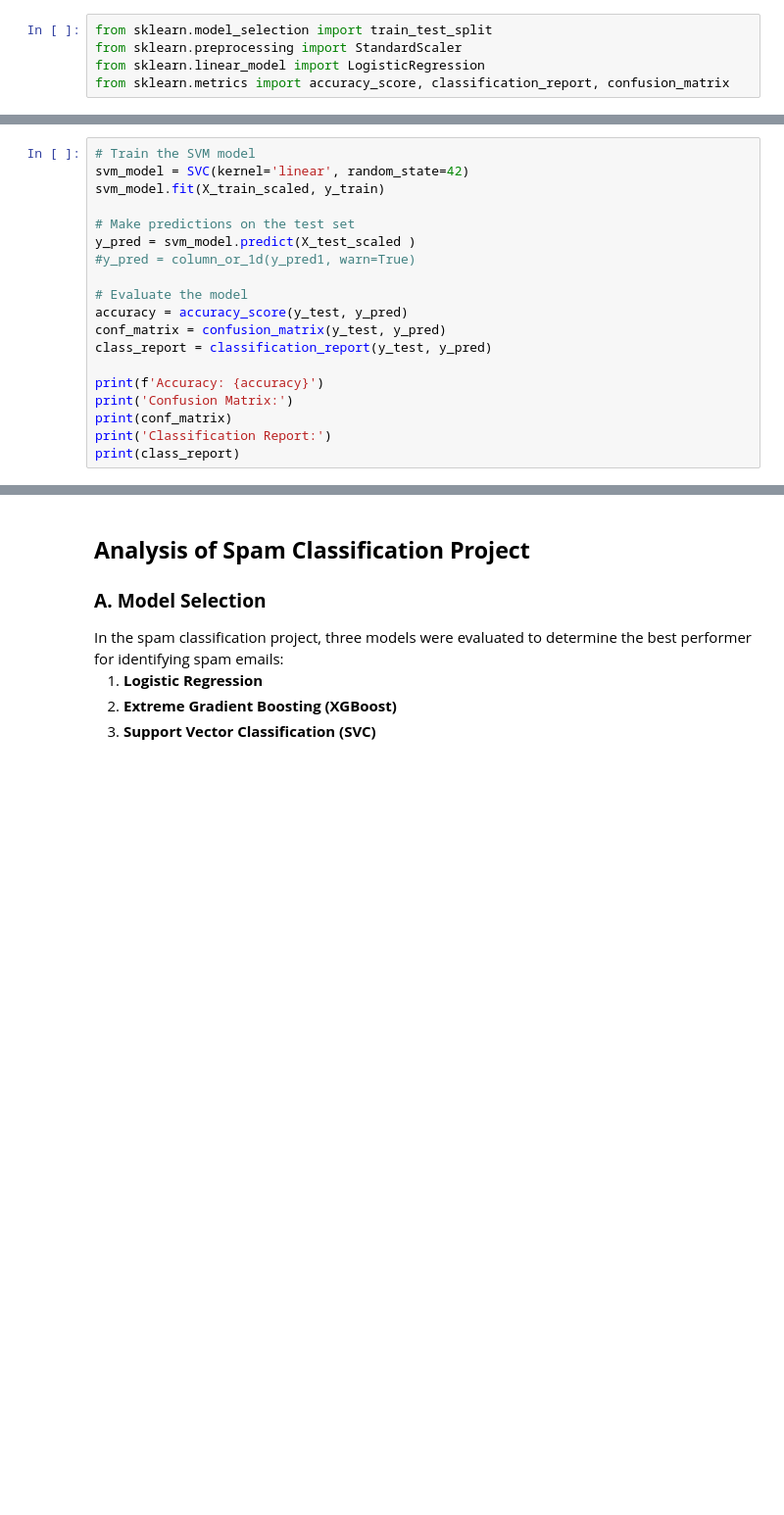
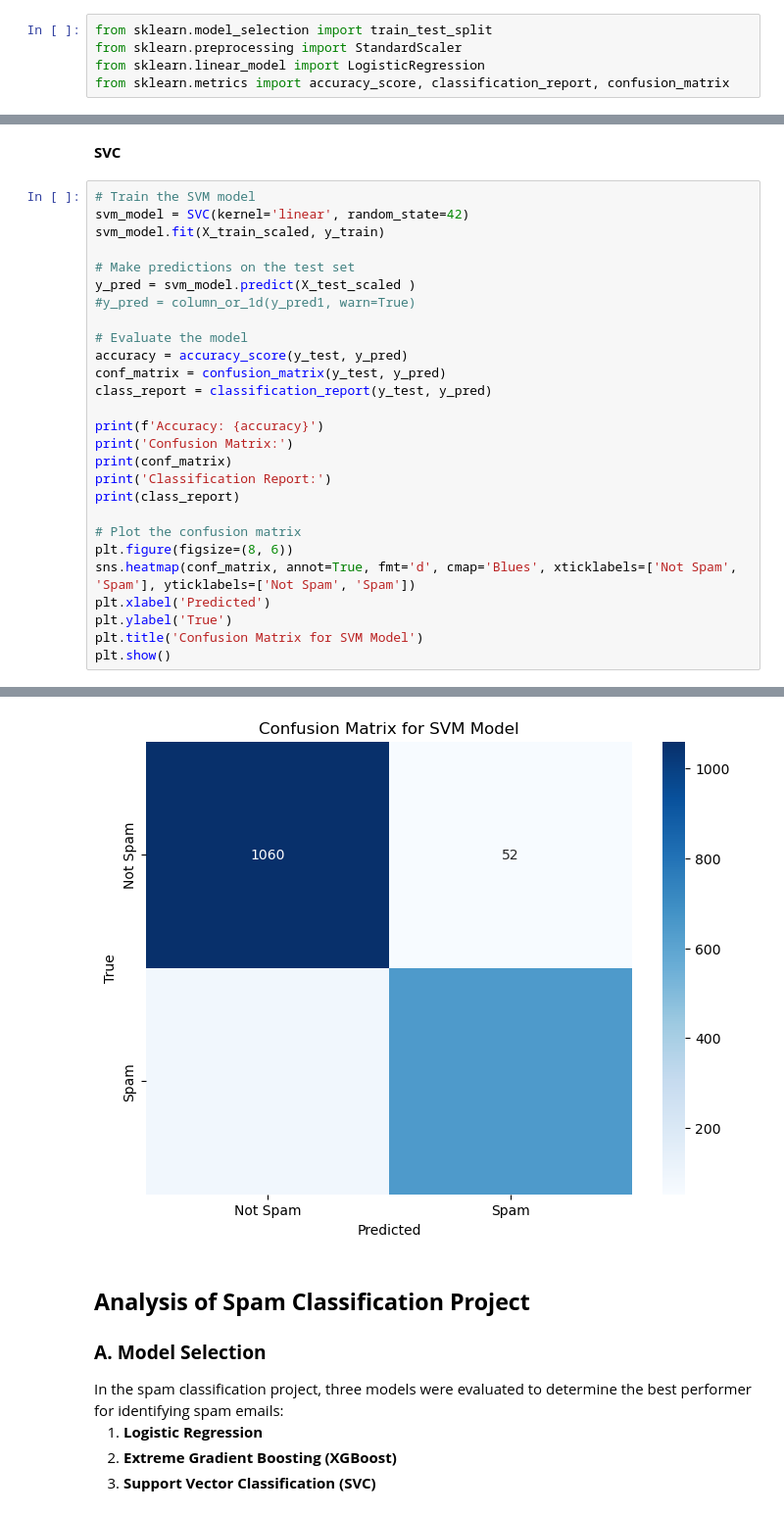
Before and after one commit to aditya-sourabh/USD_AAI, a Jupyter notebook: Final-Project-Report-Team-4.ipynb, the cells around one changed output, grey strips where cells are left out. Shown: that part at 98% size. Drawn from its saved outputs; the diff is of its cells as text; blank space fills up the shorter version.

```diff
--- a/Final-Project-Report-Team-4.ipynb
+++ b/Final-Project-Report-Team-4.ipynb
@@ -256,36 +356,47 @@ weighted avg       0.95      0.95      0.95      1841
+# %% [markdown]
+**SVC**
 # %%
 # Train the SVM model
 svm_model = SVC(kernel='linear', random_state=42)
 svm_model.fit(X_train_scaled, y_train)
 
 # Make predictions on the test set
 y_pred = svm_model.predict(X_test_scaled )
 #y_pred = column_or_1d(y_pred1, warn=True)
 
 # Evaluate the model
 accuracy = accuracy_score(y_test, y_pred)
 conf_matrix = confusion_matrix(y_test, y_pred)
 class_report = classification_report(y_test, y_pred)
 
 print(f'Accuracy: {accuracy}')
 print('Confusion Matrix:')
 print(conf_matrix)
 print('Classification Report:')
 print(class_report)
+
+# Plot the confusion matrix
+plt.figure(figsize=(8, 6))
+sns.heatmap(conf_matrix, annot=True, fmt='d', cmap='Blues', xticklabels=['Not Spam', 'Spam'], yticklabels=['Not Spam', 'Spam'])
+plt.xlabel('Predicted')
+plt.ylabel('True')
+plt.title('Confusion Matrix for SVM Model')
+plt.show()
 # %% [output]
 Accuracy: 0.9261271048343291
 Confusion Matrix:
 [[1060   52]
  [  84  645]]
 Classification Report:
               precision    recall  f1-score   support
 
            0       0.93      0.95      0.94      1112
            1       0.93      0.88      0.90       729
 
     accuracy                           0.93      1841
    macro avg       0.93      0.92      0.92      1841
 weighted avg       0.93      0.93      0.93      1841
+[figure, added]
 # %% [markdown]
 <h2><b>Analysis of Spam Classification Project </b></h2>
 <h3><b>A. Model Selection </b> </h3>
```
Also changed, not shown: parts of 19 cells of this notebook.
